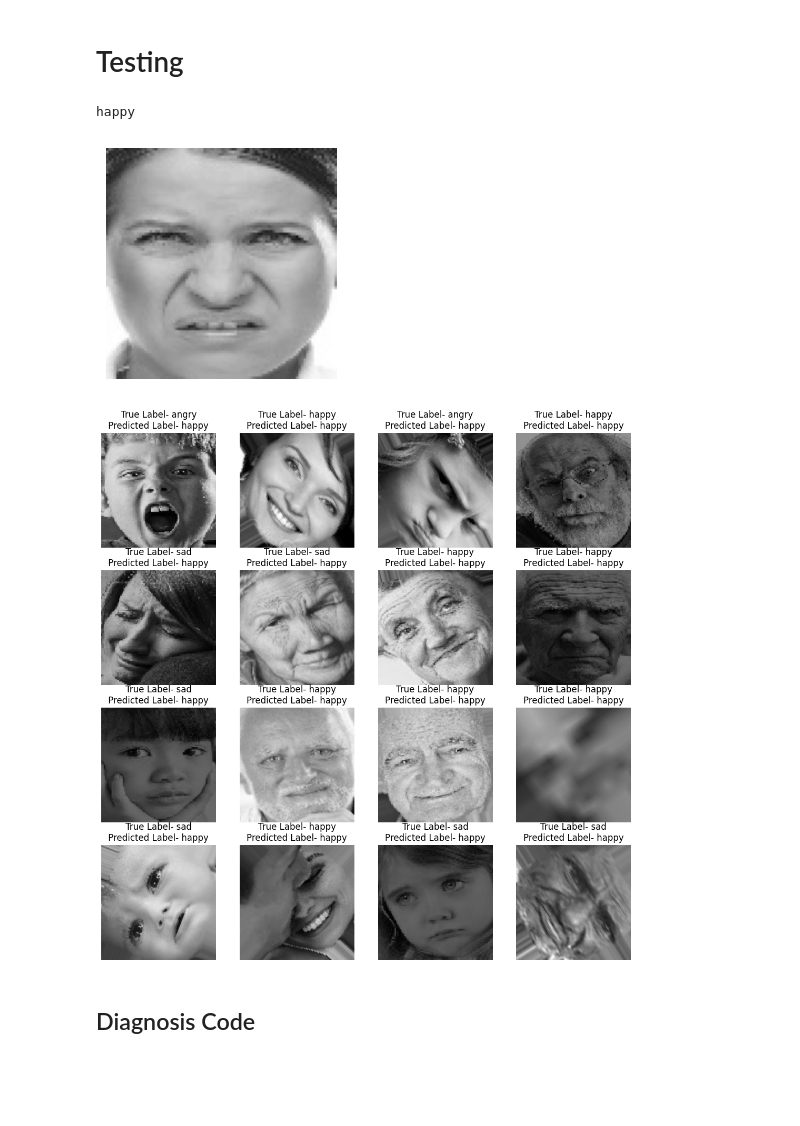
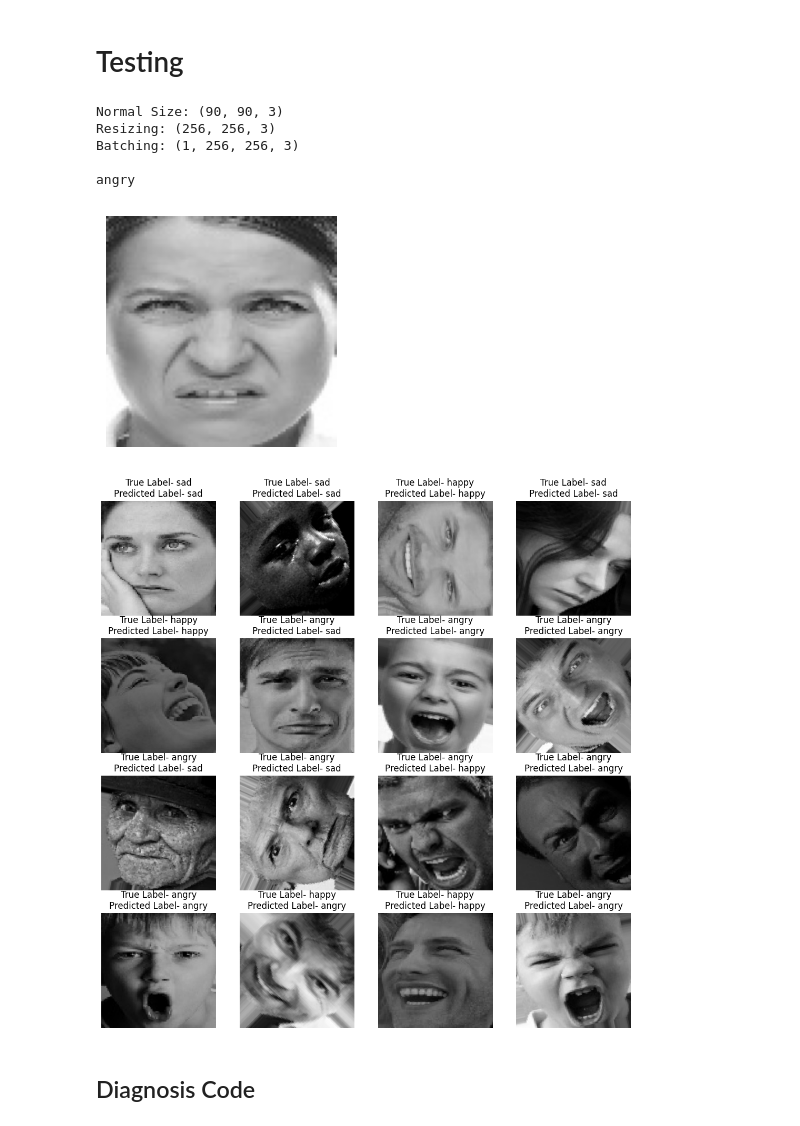
Before and after one commit to sleepsonrockss/Deep-Learning, a Jupyter notebook: HumanEmotions/HE.ipynb, the cells around one changed output. Drawn from its saved outputs; the diff is of its cells as text; code cells hidden in the pictures; blank space fills up the shorter version.

```diff
--- a/HumanEmotions/HE.ipynb
+++ b/HumanEmotions/HE.ipynb
@@ -644,26 +711,34 @@ resnet_34.evaluate(val_dataset) #accuracy increased
 # Testing
 # %%
 test_image = cv2.imread('/content/dataset/Emotions Dataset/Emotions Dataset/test/sad/123731.jpg')
+print(f'Normal Size: {test_image.shape}')
 im = tf.constant(test_image, dtype=tf.float32) # convert to a tensor
+im = tf.image.resize(test_image, [256, 256])
+print(f'Resizing: {im.shape}')
 im = tf.expand_dims(im, axis = 0)
+print(f'Batching: {im.shape}\n')
 plt.figure(figsize = (3,3))
-plt.imshow(test_image)
+plt.imshow(test_image/255.0)
 plt.axis('off')
-print(CONFIGURATION['CLASS_NAMES'][tf.argmax(resnet_34(im), axis = 1).numpy()[0]])
+print(CONFIGURATION['CLASS_NAMES'][tf.argmax(eff_model(im), axis = 1).numpy()[0]])
 # %% [output]
-happy
+Normal Size: (90, 90, 3)
+Resizing: (256, 256, 3)
+Batching: (1, 256, 256, 3)
+
+angry
 [figure]
 # %%
 plt.figure(figsize = (13,13))
 for images, labels in val_dataset.take(1):
 
     for i in range(16):
         ax = plt.subplot(4,4,i+1)
         plt.imshow(images[i]/255.0)
-        plt.title(f'True Label- {CONFIGURATION['CLASS_NAMES'][tf.argmax(labels[i], axis = 0)]}\nPredicted Label- {CONFIGURATION['CLASS_NAMES'][tf.argmax(resnet_34(tf.expand_dims(images[i], axis = 0)).numpy()[0])]}')
+        plt.title(f'True Label- {CONFIGURATION['CLASS_NAMES'][tf.argmax(labels[i], axis = 0)]}\nPredicted Label- {CONFIGURATION['CLASS_NAMES'][tf.argmax(eff_model(tf.expand_dims(images[i], axis = 0)).numpy()[0])]}')
         plt.axis('off')
 # %% [output]
-[figure, old version]
+[figure, new version]
 # %% [markdown]
 ## Diagnosis Code
 # %%
```
Also changed, not shown: parts of 19 cells of this notebook.
